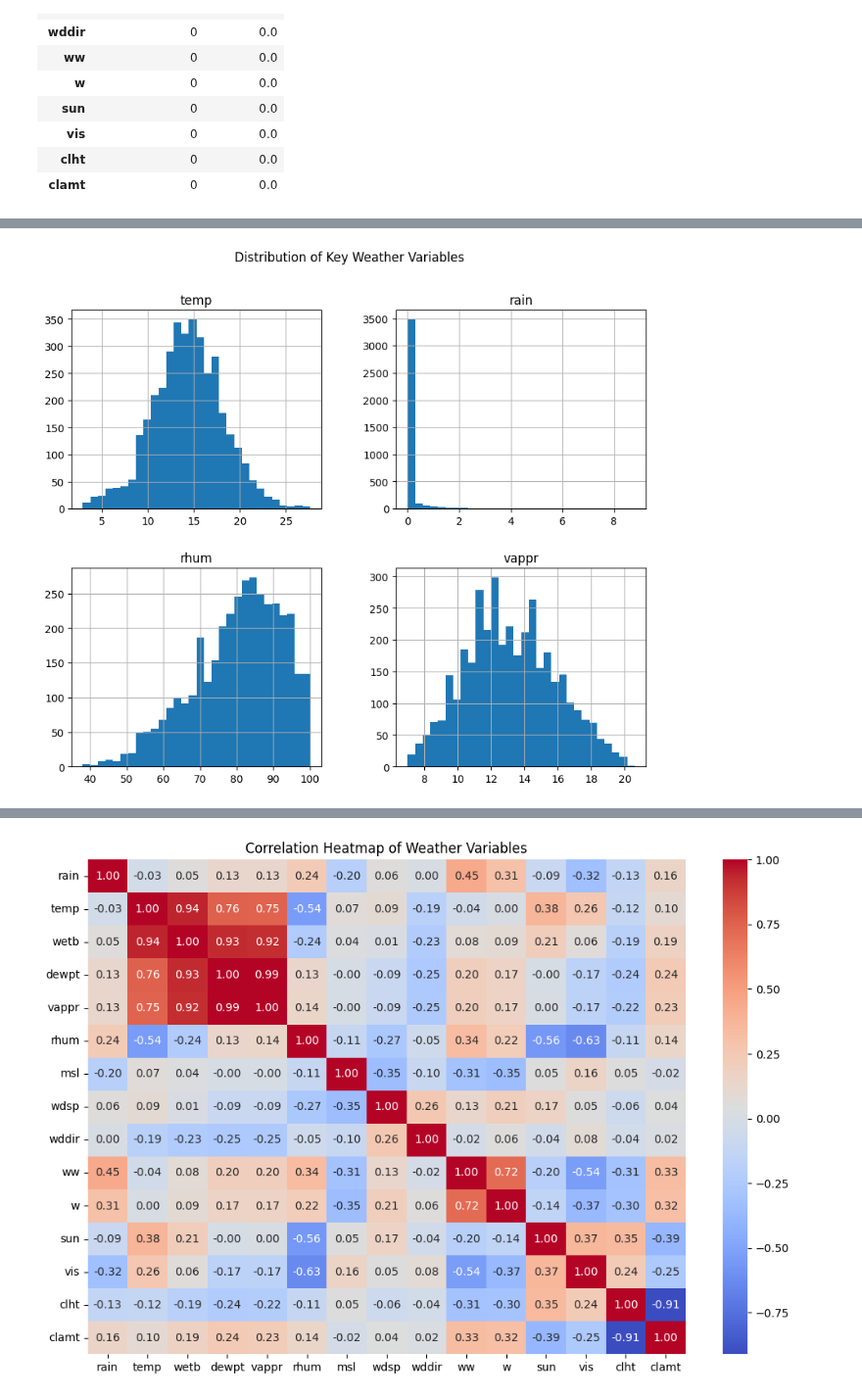
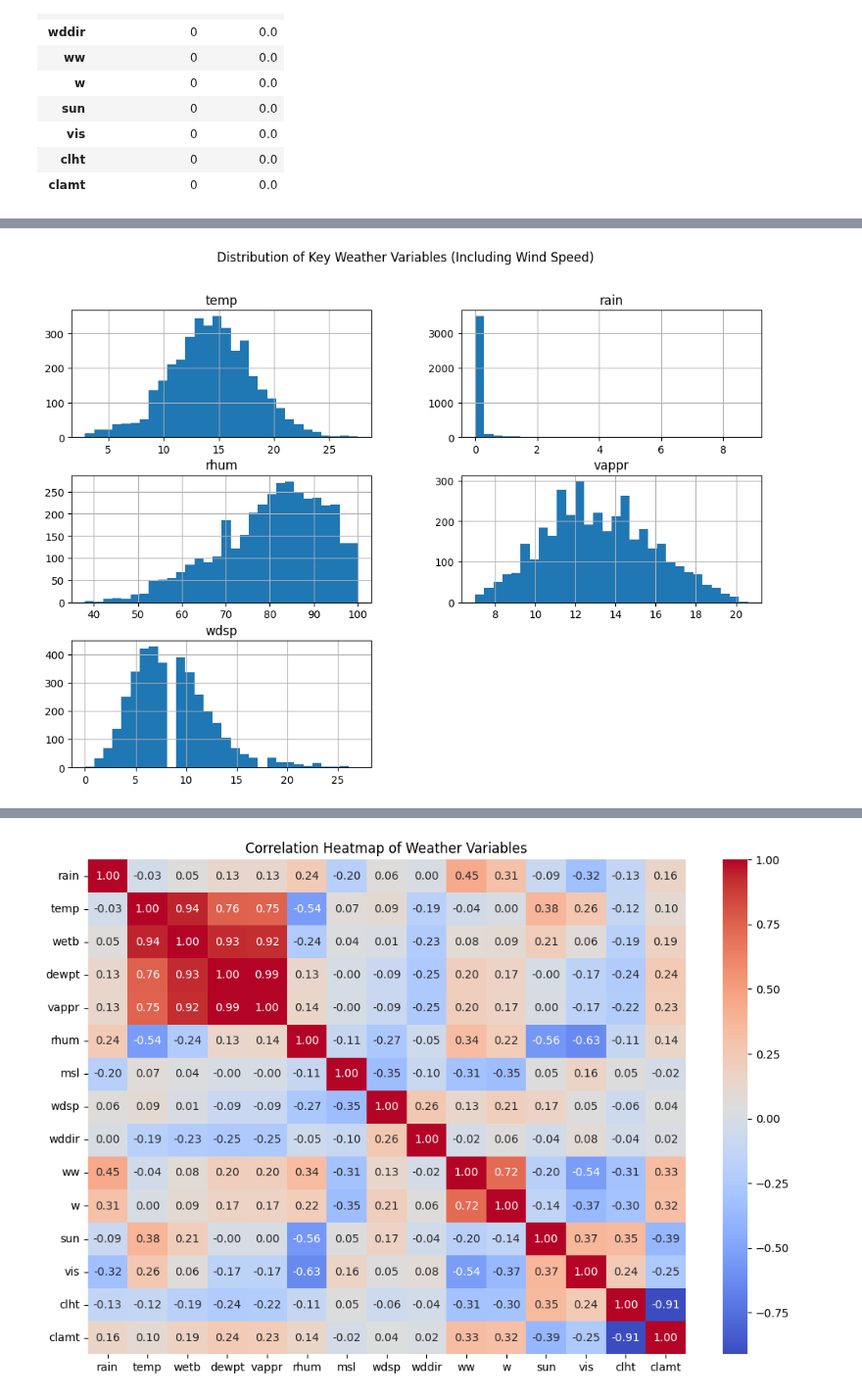
Before and after one commit to ECronin1973/programming-for-data-analytics, a Jupyter notebook: project/project.ipynb, the cells around one changed output, grey strips where cells are left out. Shown at 98% size. Saved outputs shown, nothing was run; the diff lists cells and outputs as text; code cells hidden in the pictures.

```diff
--- a/project/project.ipynb
+++ b/project/project.ipynb
@@ -394,33 +472,73 @@ Distribution inspection is performed on the cleaned dataset (May–Oct 2025)
 # %%
+# Step 6c – Inspect Distributions (clean NaN + drop irrelevant rows/cols)
+
+import os
+import matplotlib.pyplot as plt
+import pandas as pd
+
 # 📊 Quick descriptive stats with clean formatting
 desc_stats = df_weather_clean.describe(include="all")
-
-# Convert the entire 'count' row to integers
-desc_stats.loc["count"] = desc_stats.loc["count"].astype(int)
 
 # Handle datetime column separately: keep min/max, drop mean/std
 if "date" in df_weather_clean.columns:
     desc_stats.loc["count", "date"] = len(df_weather_clean)
     desc_stats.loc["min", "date"]   = df_weather_clean["date"].min()
     desc_stats.loc["max", "date"]   = df_weather_clean["date"].max()
-    # Clear out mean/std/percentiles for clarity
     desc_stats.loc[["mean","std","25%","50%","75%"], "date"] = ""
 
 # Identify integer and float columns
 int_cols = df_weather_clean.select_dtypes(include="int64").columns
 float_cols = df_weather_clean.select_dtypes(include="float64").columns
 
-# Cast integer columns' summary rows back to int
-for col in int_cols:
-    desc_stats[col] = desc_stats[col].astype(int)
+# ✅ Safely cast integer columns' 'count' summary to nullable integers
+if "count" in desc_stats.index:
+    for col in int_cols:
+        raw_val = desc_stats.loc["count", col]
+        num_val = pd.to_numeric(raw_val, errors="coerce")
+        desc_stats.loc["count", col] = int(num_val) if pd.notna(num_val) else ""
 
 # Round float columns to 2 decimals for readability
-desc_stats[float_cols] = desc_stats[float_cols].round(2)
+common_float_cols = [c for c in float_cols if c in desc_stats.columns]
+if common_float_cols:
+    desc_stats[common_float_cols] = desc_stats[common_float_cols].round(2)
+
+# ✅ Replace NaN with blanks for reviewer-friendly output
+desc_stats = desc_stats.fillna("")
+
+# ✅ Drop irrelevant rows and columns for clarity
+rows_to_drop = ["unique", "top", "freq", "50%", "75%", "max", "std"]
+desc_stats = desc_stats.drop(index=[r for r in rows_to_drop if r in desc_stats.index], errors="ignore")
 
 print(desc_stats)
 
-# 📈 Histograms for key variables
-df_weather_clean[["temp", "rain", "rhum", "vappr"]].hist(figsize=(10,8), bins=30)
-plt.suptitle("Distribution of Key Weather Variables")
-plt.show()
+# 📈 Histograms for key variables (including wind speed)
+key_vars = ["temp", "rain", "rhum", "vappr", "wdsp"]
+
+# Ensure 'plots' folder exists
+os.makedirs("plots", exist_ok=True)
+
+# Combined histogram
+available_vars = [v for v in key_vars if v in df_weather_clean.columns]
+if available_vars:
+    df_weather_clean[available_vars].hist(figsize=(12,8), bins=30)
+    plt.suptitle("Distribution of Key Weather Variables (Including Wind Speed)")
+    plt.savefig("plots/s6c_distributions_combined.png", dpi=300, bbox_inches="tight")
+    plt.show()
+
+# Individual histograms
+for var in available_vars:
+    plt.figure(figsize=(6,4))
+    df_weather_clean[var].hist(bins=30, color="skyblue")
+    plt.title(f"Distribution of {var}")
+    plt.xlabel(var)
+    plt.ylabel("Frequency")
+
+    # ✅ Overlay thresholds for wind speed
+    if var == "wdsp":
+        plt.axvline(20, color="red", linestyle="--", label="High-risk (20 knots)")
+        plt.axvline(25, color="darkred", linestyle="--", label="Critical (25 knots)")
+        plt.legend()
+
+    plt.savefig(f"plots/s6c_{var}.png", dpi=300, bbox_inches="tight")
+    plt.close()
 # %% [output]
@@ -446,2 +562,2 @@ std      10.80     3     74    22    27     0.33  11096   395      2
-[figure, old version]
+[figure, new version]
 # %% [markdown]
```
Also changed, not shown: parts of 74 cells of this notebook, 36 other files.
